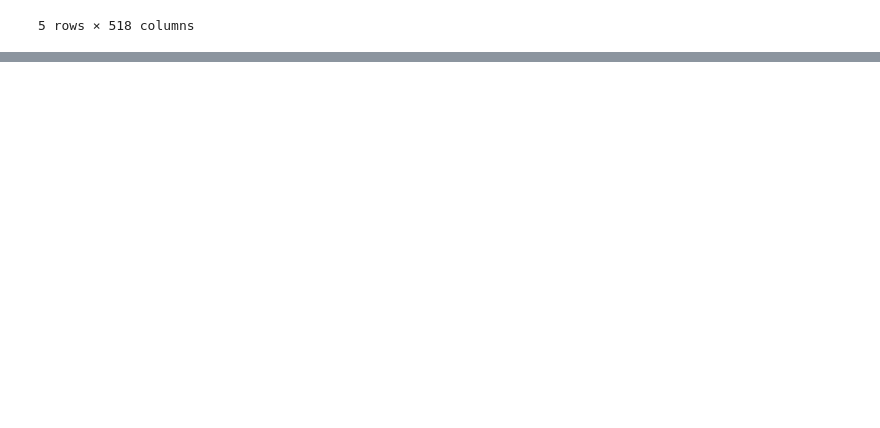
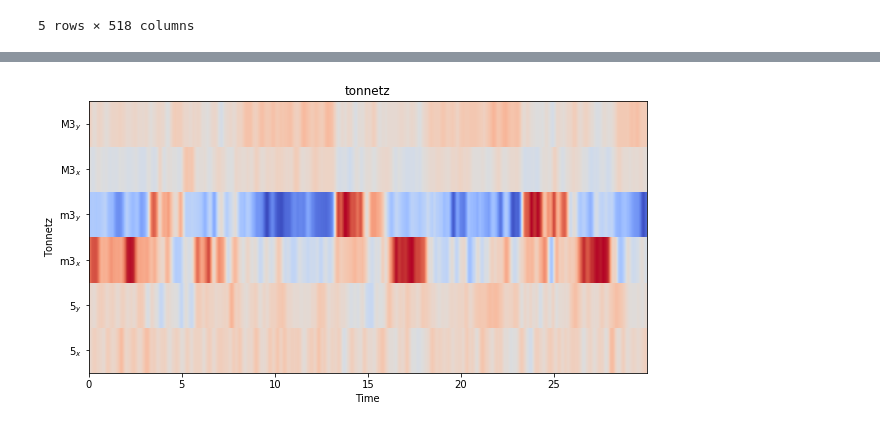
Before and after one commit to yijerjer/music_genre_classification, a Jupyter notebook: notebooks/exploration.ipynb, the cells around one changed output, grey strips where cells are left out. Cells and saved outputs as stored; diff of their text form; code cells hidden in the pictures; blank space fills up the shorter version.

```diff
--- a/notebooks/exploration.ipynb
+++ b/notebooks/exploration.ipynb
@@ -161,0 +111,23 @@ features.columns.tolist()
+# %%
+import matplotlib.pyplot as plt
+import librosa, librosa.display
+import numpy as np
+
+x, sr = librosa.load("data/fma_small/000/000211.mp3", sr=None)
+
+cqt = np.abs(librosa.cqt(x, sr=sr, hop_length=512, bins_per_octave=12, n_bins=7 * 12))
+chroma_cqt = librosa.feature.chroma_cqt(C=cqt, n_chroma=12, n_octaves=7)
+chroma_cens = librosa.feature.chroma_cens(C=cqt, n_chroma=12, n_octaves=7)
+
+plt.figure(figsize=(10, 15))
+plt.subplot(3, 1, 1)
+librosa.display.specshow(cqt, sr=sr, x_axis='time', y_axis='cqt')
+plt.title("cqt")
+plt.subplot(3, 1, 2)
+librosa.display.specshow(chroma_cqt, sr=sr, x_axis='time', y_axis='chroma')
+plt.title("chroma_cqt")
+plt.subplot(3, 1, 3)
+librosa.display.specshow(chroma_cens, sr=sr, x_axis='time', y_axis='chroma')
+plt.title("chroma_cens")
+
+plt.show()
@@ -161,0 +136,10 @@ features.columns.tolist()
+# %%
+tonnetz = librosa.feature.tonnetz(chroma=chroma_cens)
+
+plt.figure(figsize=(10, 5))
+plt.subplot(1, 1, 1)
+librosa.display.specshow(tonnetz, sr=sr, x_axis='time', y_axis='tonnetz')
+plt.title("tonnetz")
+plt.show()
+# %% [output]
+[figure, added]
```
Also changed, not shown: parts of 13 cells of this notebook.
